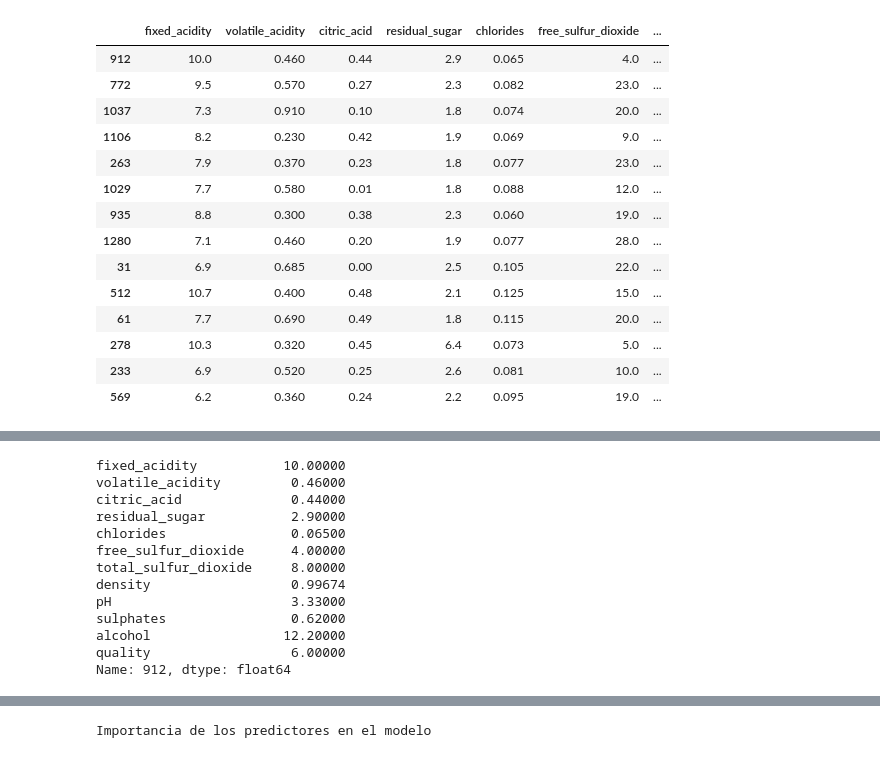
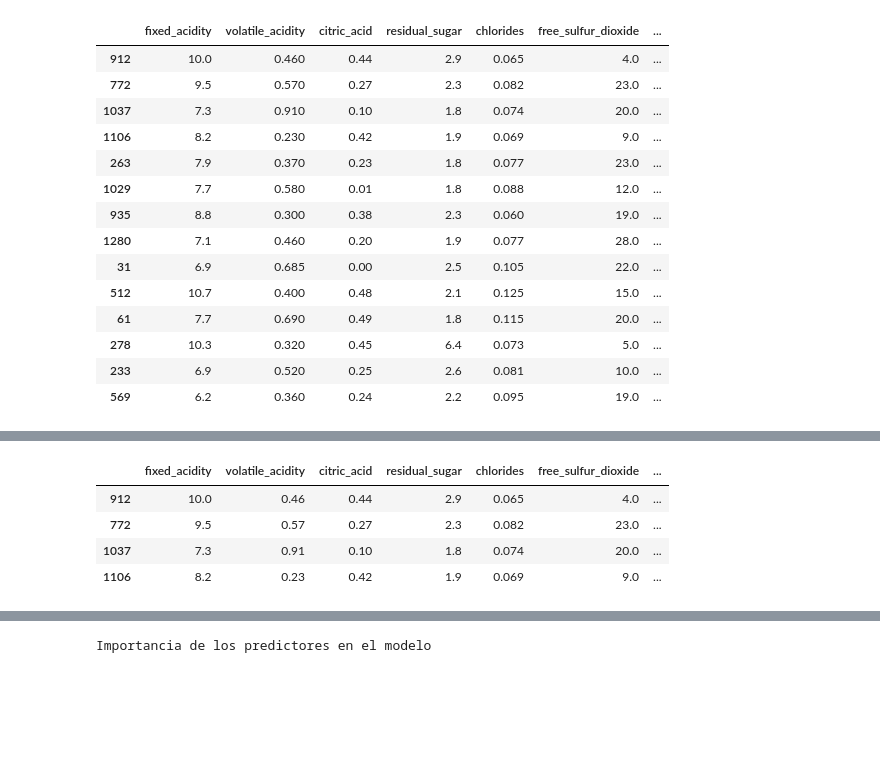
Before and after one commit to LucilaAllende/DSS-2020, a Jupyter notebook: tp6/Clasificacion/Punto 3/Clasificador Vinos con Arbol.ipynb, the cells around one changed output, grey strips where cells are left out. Cells and saved outputs as stored; diff of their text form; code cells hidden in the pictures; blank space fills up the shorter version.

```diff
--- a/tp6/Clasificacion/Punto 3/Clasificador Vinos con Arbol.ipynb
+++ b/tp6/Clasificacion/Punto 3/Clasificador Vinos con Arbol.ipynb
@@ -236,16 +248,8 @@ array([7, 5, 5, 7, 6, 6, 6, 6, 6, 5, 5, 7, 5, 6, 5, 6, 5, 6, 6, 5, 6, 5,
 # %%
-datos.iloc[912]
+datos.iloc[[912,772,1037,1106]]
 # %% [output]
-fixed_acidity           10.00000
-volatile_acidity         0.46000
-citric_acid              0.44000
-residual_sugar           2.90000
-chlorides                0.06500
-free_sulfur_dioxide      4.00000
-total_sulfur_dioxide     8.00000
-density                  0.99674
-pH                       3.33000
-sulphates                0.62000
-alcohol                 12.20000
-quality                  6.00000
-Name: 912, dtype: float64
+|  | fixed_acidity | volatile_acidity | citric_acid | residual_sugar | chlorides | free_sulfur_dioxide | ... |
+| 912 | 10.0 | 0.46 | 0.44 | 2.9 | 0.065 | 4.0 | ... |
+| 772 | 9.5 | 0.57 | 0.27 | 2.3 | 0.082 | 23.0 | ... |
+| 1037 | 7.3 | 0.91 | 0.10 | 1.8 | 0.074 | 20.0 | ... |
+| 1106 | 8.2 | 0.23 | 0.42 | 1.9 | 0.069 | 9.0 | ... |
```
Also changed, not shown: parts of 11 cells of this notebook.
